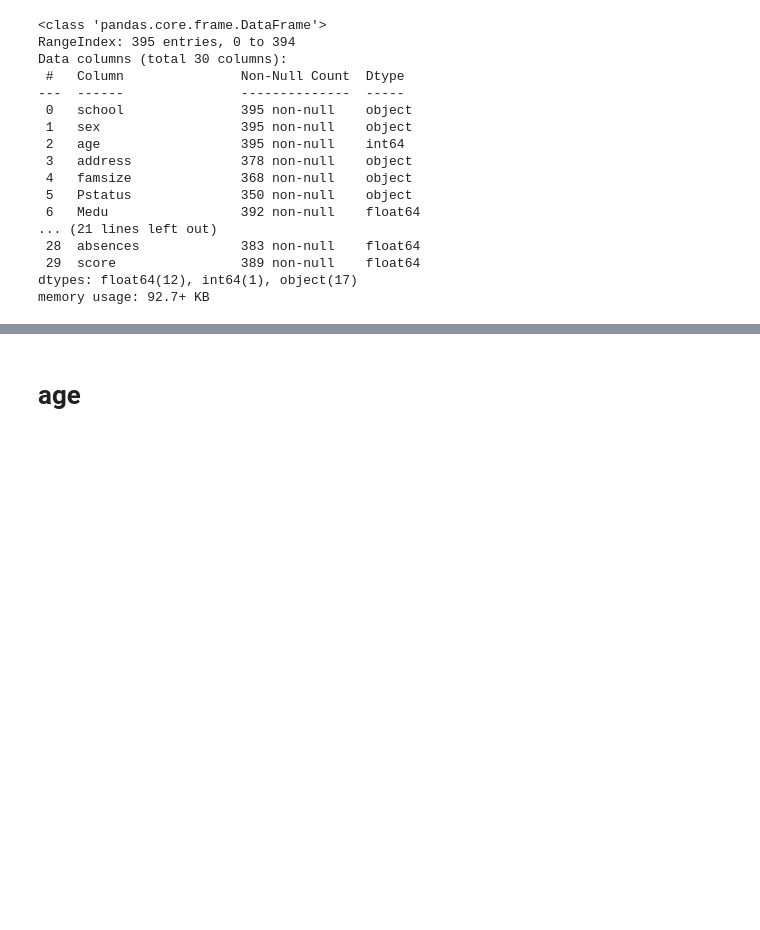
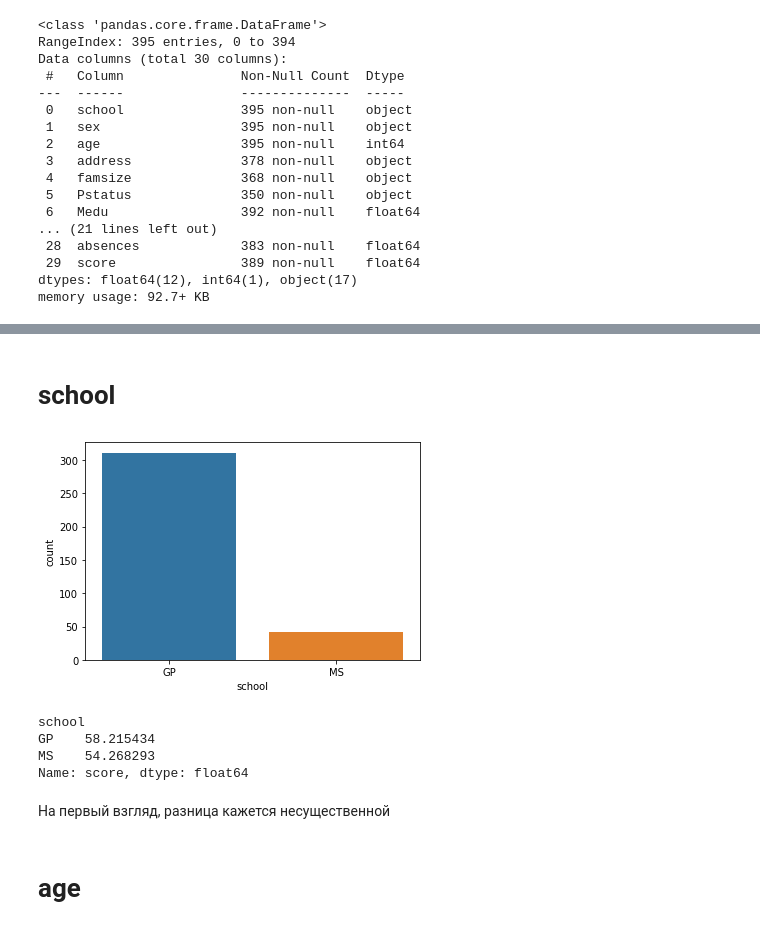
Before and after one commit to HeySlava/projects, a Jupyter notebook: module_2/Разведовательный анализ данных.ipynb, the cells around one changed output, grey strips where cells are left out. Drawn from its saved outputs; the diff is of its cells as text; code cells hidden in the pictures; blank space fills up the shorter version.

```diff
--- a/module_2/Разведовательный анализ данных.ipynb
+++ b/module_2/Разведовательный анализ данных.ipynb
@@ -135,3 +175,19 @@ memory usage: 92.7+ KB
+# %% [markdown]
+# school
+# %%
+sns.countplot(stud.school)
+plt.show()
+# %% [output]
+[figure, added]
+# %%
+stud.groupby('school')['score'].mean() # средняя оценка по экзамену взависимости от школы
+# %% [output]
+school
+GP    58.215434
+MS    54.268293
+Name: score, dtype: float64
+# %% [markdown]
+На первый взгляд, разница кажется несущественной
 # %% [markdown]
 # age
 # %%
```
Also changed, not shown: parts of 40 cells of this notebook, 1 other file.
